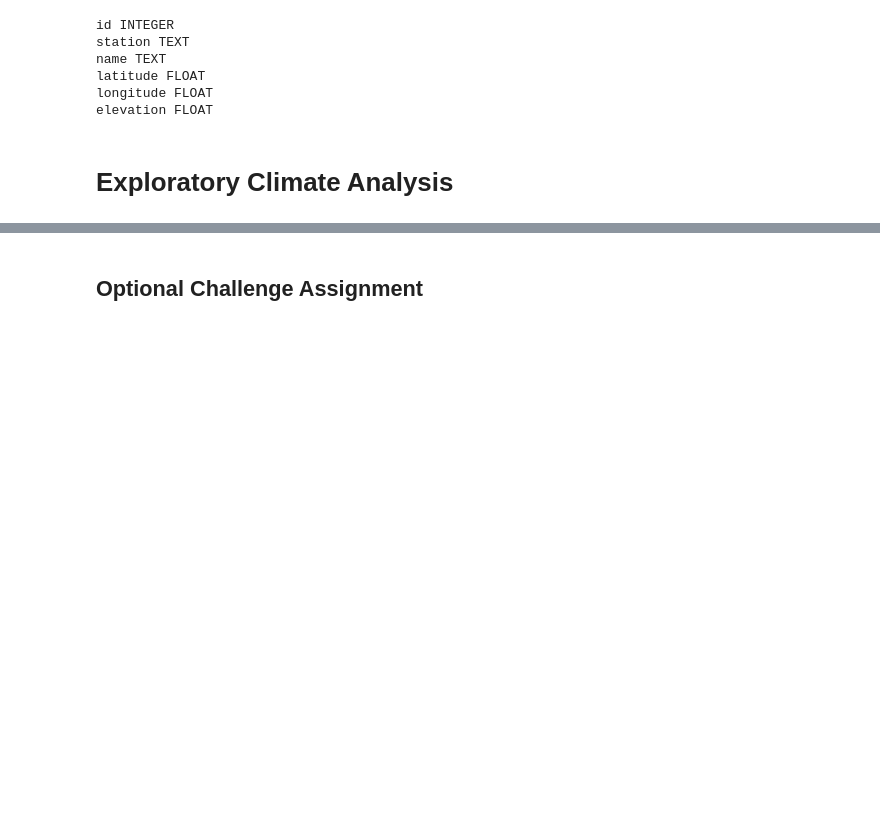
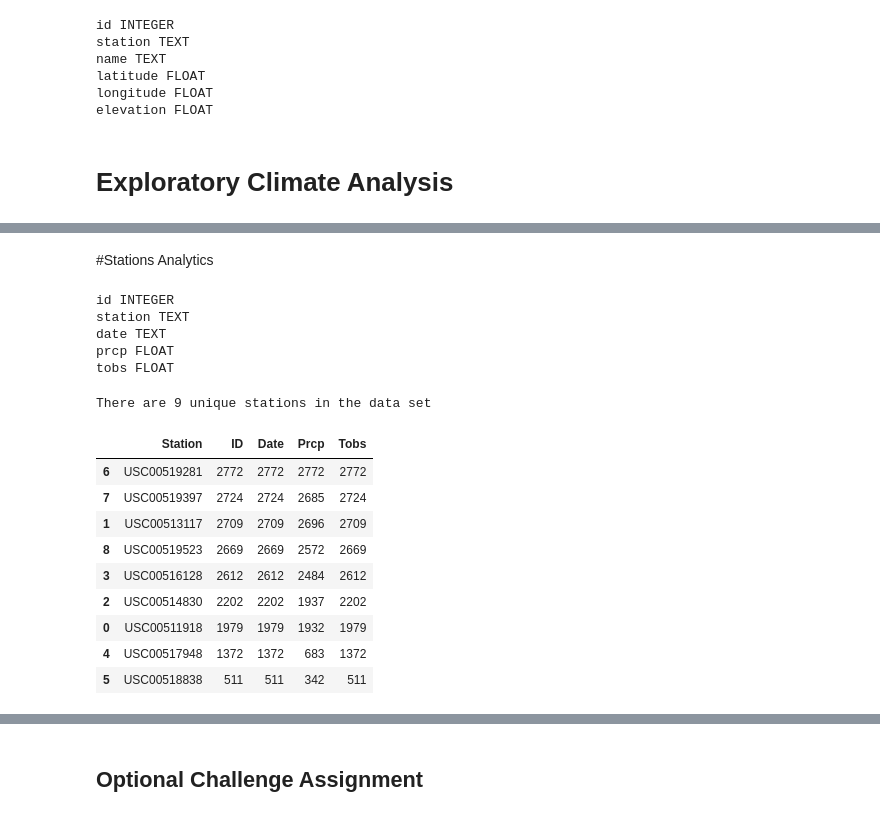
Before and after one commit to MarkovCredit/BootCamp_Spot, a Jupyter notebook: 11-Advanced-Data-Storage-and-Retrieval/Climate_Analysis_ML.ipynb, the cells around one changed output, grey strips where cells are left out. Cells and saved outputs as stored; diff of their text form; code cells hidden in the pictures; blank space fills up the shorter version.

```diff
--- a/11-Advanced-Data-Storage-and-Retrieval/Climate_Analysis_ML.ipynb
+++ b/11-Advanced-Data-Storage-and-Retrieval/Climate_Analysis_ML.ipynb
@@ -161,0 +168,38 @@ dtype: int64
+# %% [markdown]
+#Stations Analytics
+# %%
+meas_col = inspector.get_columns('measurement')
+
+for col in meas_col:
+    print(col['name'], col['type'])
+# %% [output]
+id INTEGER
+station TEXT
+date TEXT
+prcp FLOAT
+tobs FLOAT
+# %%
+# How many stations are available in this dataset?
+stations = pd.DataFrame(engine.execute("SELECT * from Measurement").fetchall())
+stations = stations.rename(columns = {0: "ID",1:"Station",2:"Date",3: "Prcp",4:"Tobs"})
+stations.head()
+
+print(f"There are {len(stations['Station'].unique())} unique stations in the data set" )
+# %% [output]
+There are 9 unique stations in the data set
+# %%
+# What are the most active stations?
+# List the stations and the counts in descending order.
+grouped = stations.groupby(by = 'Station').count().reset_index()
+grouped.sort_values('Tobs', ascending = False)
+# %% [output]
+|  | Station | ID | Date | Prcp | Tobs |
+| 6 | USC00519281 | 2772 | 2772 | 2772 | 2772 |
+| 7 | USC00519397 | 2724 | 2724 | 2685 | 2724 |
+| 1 | USC00513117 | 2709 | 2709 | 2696 | 2709 |
+| 8 | USC00519523 | 2669 | 2669 | 2572 | 2669 |
+| 3 | USC00516128 | 2612 | 2612 | 2484 | 2612 |
+| 2 | USC00514830 | 2202 | 2202 | 1937 | 2202 |
+| 0 | USC00511918 | 1979 | 1979 | 1932 | 1979 |
+| 4 | USC00517948 | 1372 | 1372 | 683 | 1372 |
+| 5 | USC00518838 | 511 | 511 | 342 | 511 |
```
Also changed, not shown: parts of 34 cells of this notebook, 1 other file.
